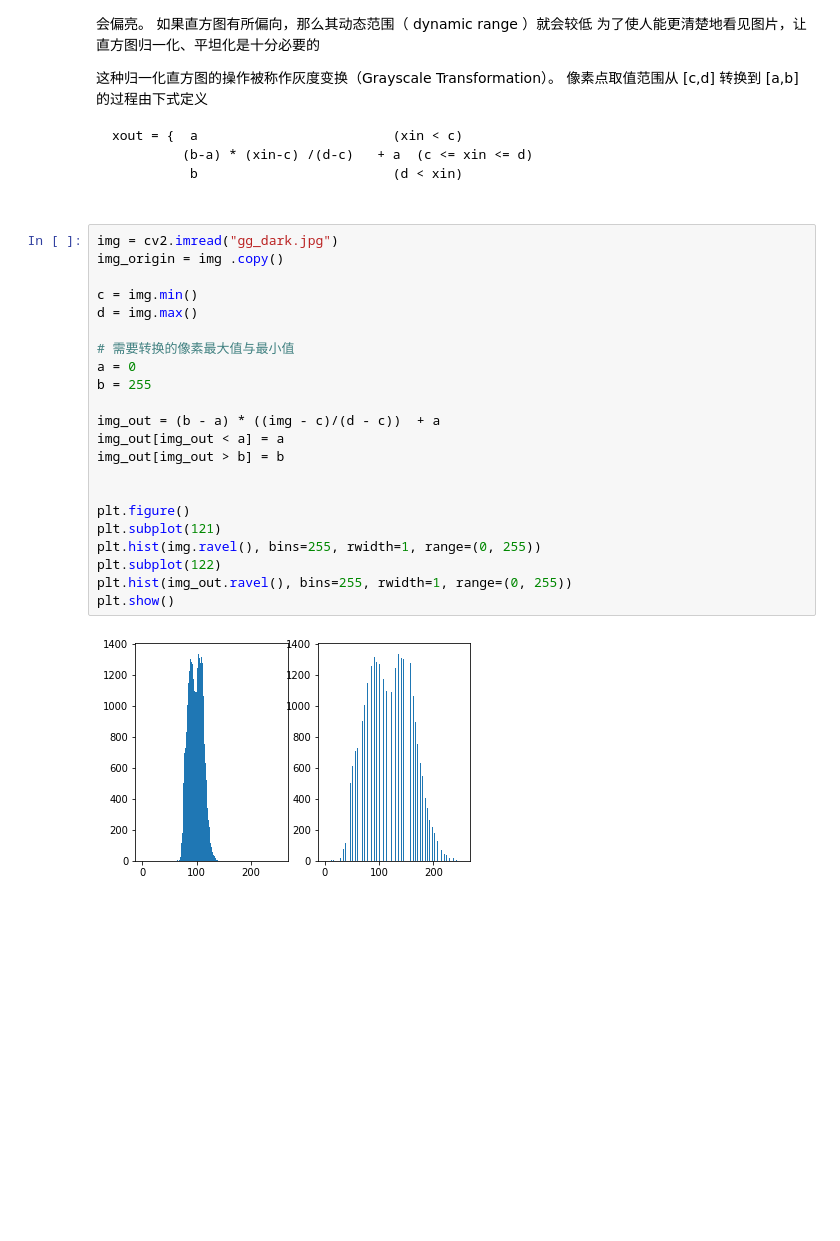
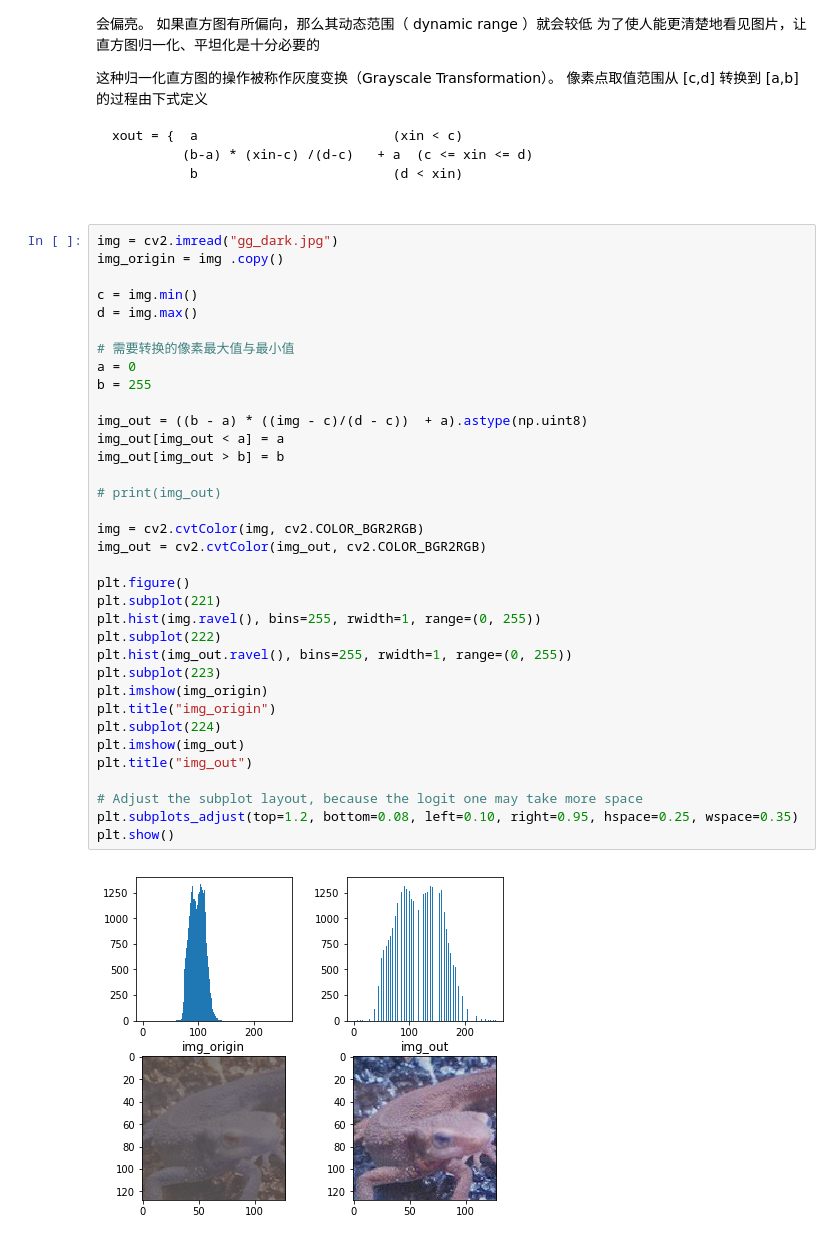
Before and after one commit to FamiliennameistChow/SkillPools, a Jupyter notebook: 100QuestionforImageProcessing/20-23_histogram_op.ipynb, the cells around one changed output. Saved outputs shown, nothing was run; the diff lists cells and outputs as text; blank space fills up the shorter version.

```diff
--- a/100QuestionforImageProcessing/20-23_histogram_op.ipynb
+++ b/100QuestionforImageProcessing/20-23_histogram_op.ipynb
@@ -71,24 +71,37 @@ xout = {  a                         (xin < c)
 # %%
 img = cv2.imread("gg_dark.jpg")
 img_origin = img .copy()
 
 c = img.min()
 d = img.max()
 
 # 需要转换的像素最大值与最小值
 a = 0
 b = 255
 
-img_out = (b - a) * ((img - c)/(d - c))  + a
+img_out = ((b - a) * ((img - c)/(d - c))  + a).astype(np.uint8)
 img_out[img_out < a] = a
 img_out[img_out > b] = b
 
+# print(img_out)
+
+img = cv2.cvtColor(img, cv2.COLOR_BGR2RGB)
+img_out = cv2.cvtColor(img_out, cv2.COLOR_BGR2RGB)
 
 plt.figure()
-plt.subplot(121)
+plt.subplot(221)
 plt.hist(img.ravel(), bins=255, rwidth=1, range=(0, 255))
-plt.subplot(122)
+plt.subplot(222)
 plt.hist(img_out.ravel(), bins=255, rwidth=1, range=(0, 255))
+plt.subplot(223)
+plt.imshow(img_origin)
+plt.title("img_origin")
+plt.subplot(224)
+plt.imshow(img_out)
+plt.title("img_out")
+
+# Adjust the subplot layout, because the logit one may take more space
+plt.subplots_adjust(top=1.2, bottom=0.08, left=0.10, right=0.95, hspace=0.25, wspace=0.35)
 plt.show()
 # %% [output]
-[figure, old version]
+[figure, new version]
```
Also changed, not shown: parts of 6 cells of this notebook, 1 other file.
